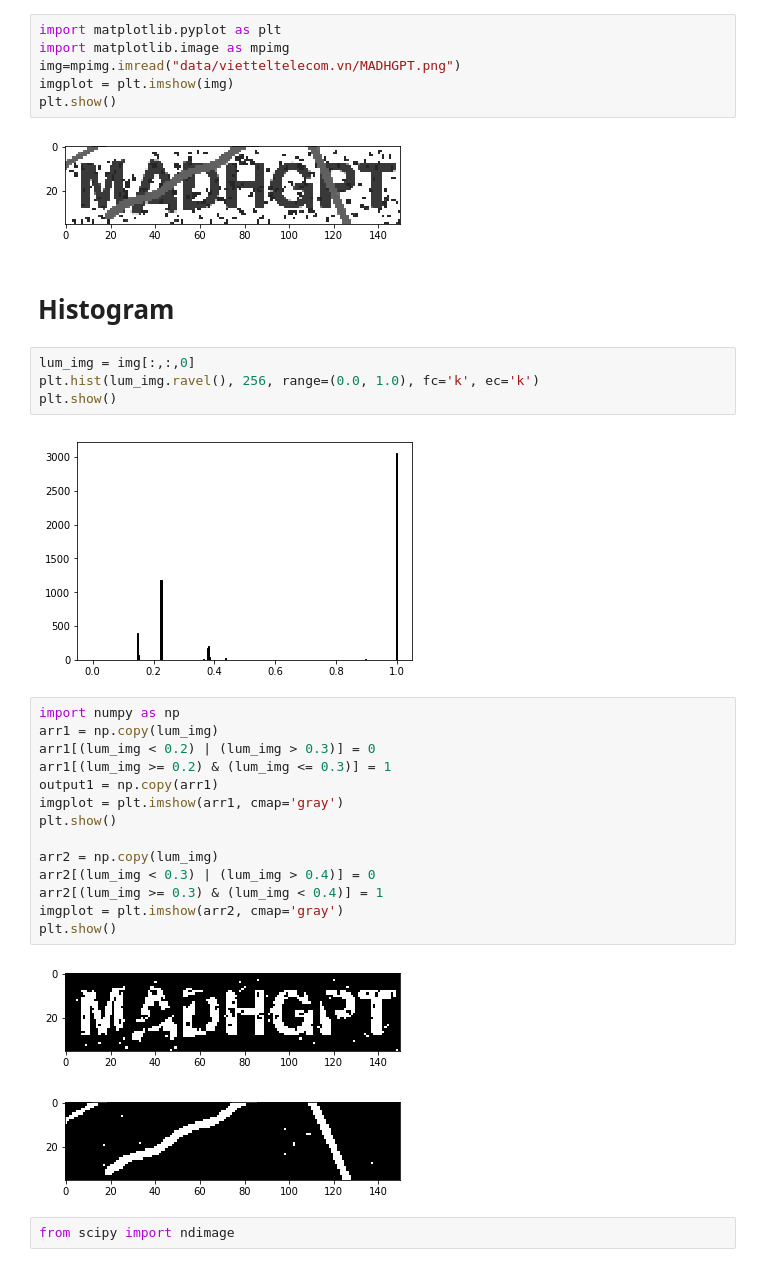
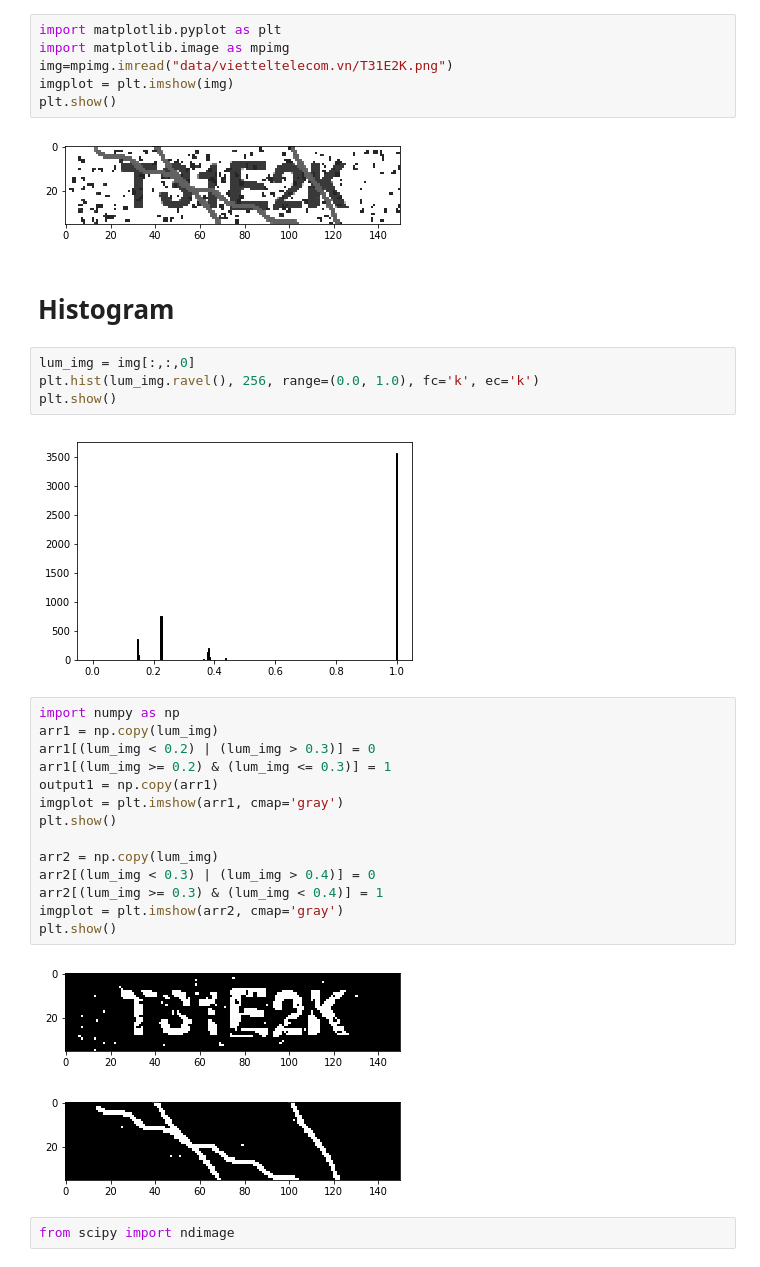
Before and after one commit to nvti/de-captcha, a Jupyter notebook: Image_processing.ipynb, the cells around one changed output. Cells and saved outputs as stored; diff of their text form.

```diff
--- a/Image_processing.ipynb
+++ b/Image_processing.ipynb
@@ -16,11 +1,11 @@ print(filename)
 # %%
 import matplotlib.pyplot as plt
 import matplotlib.image as mpimg
-img=mpimg.imread("data/vietteltelecom.vn/MADHGPT.png")
+img=mpimg.imread("data/vietteltelecom.vn/T31E2K.png")
 imgplot = plt.imshow(img)
 plt.show()
 # %% [output]
-[figure, old version]
+[figure, new version]
 # %% [markdown]
 # Histogram
 # %%
@@ -28,7 +13,7 @@ lum_img = img[:,:,0]
 plt.hist(lum_img.ravel(), 256, range=(0.0, 1.0), fc='k', ec='k')
 plt.show()
 # %% [output]
-[figure, old version]
+[figure, new version]
 # %%
 import numpy as np
 arr1 = np.copy(lum_img)
@@ -44,8 +29,8 @@ arr2[(lum_img >= 0.3) & (lum_img < 0.4)] = 1
 imgplot = plt.imshow(arr2, cmap='gray')
 plt.show()
 # %% [output]
-[figure, old version]
+[figure, new version]
-[figure, old version]
+[figure, new version]
 # %%
 from scipy import ndimage
 # %%
```
Also changed, not shown: parts of 6 cells of this notebook, 3 other files.
